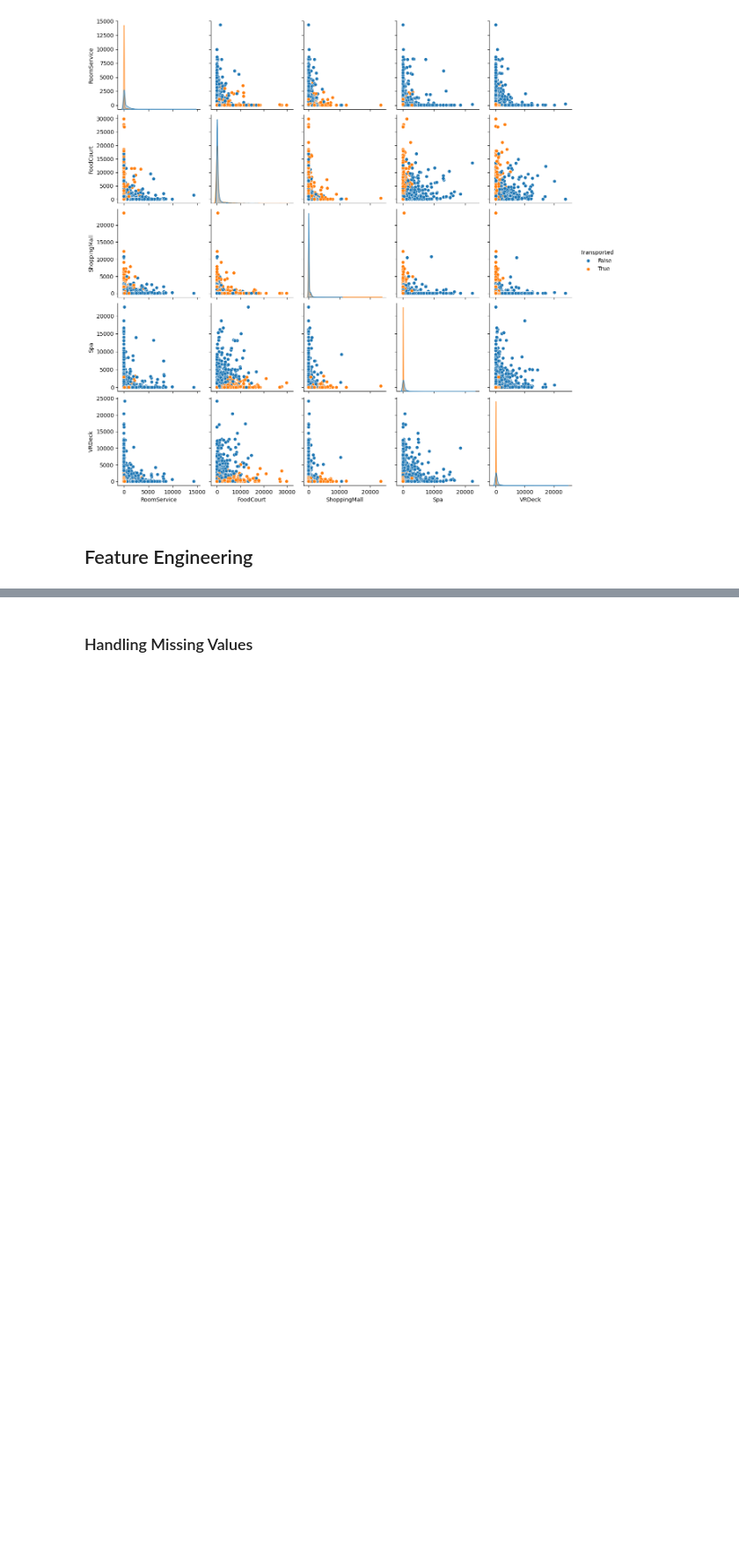
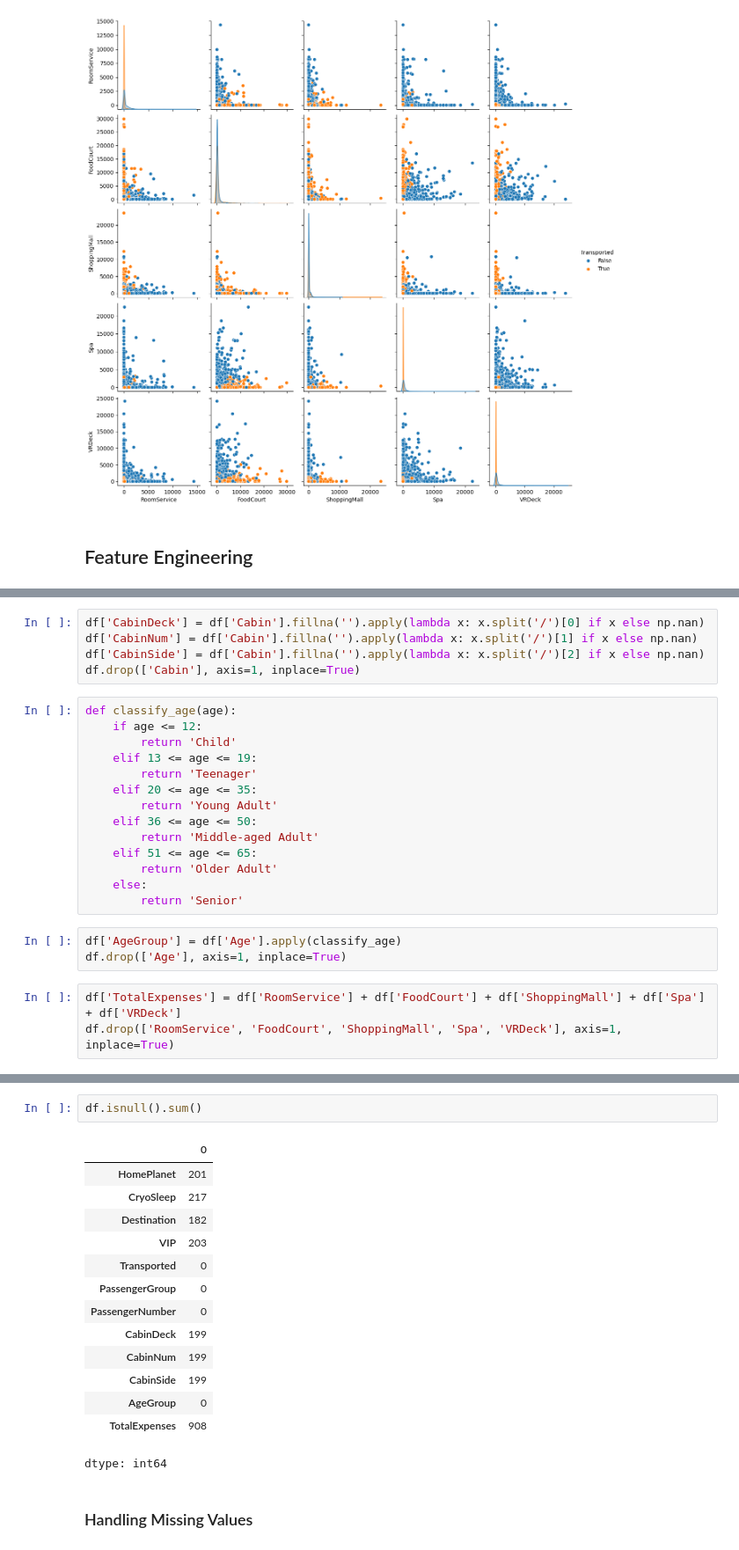
Before and after one commit to machiwao/ml-development, a Jupyter notebook: Kaggle_Spaceship_Titanic.ipynb, the cells around one changed output, grey strips where cells are left out. Shown at 88% size. Saved outputs shown, nothing was run; the diff lists cells and outputs as text; blank space fills up the shorter version.

```diff
--- a/Kaggle_Spaceship_Titanic.ipynb
+++ b/Kaggle_Spaceship_Titanic.ipynb
@@ -169,0 +200,25 @@ plt.show()
+# %%
+df['CabinDeck'] = df['Cabin'].fillna('').apply(lambda x: x.split('/')[0] if x else np.nan)
+df['CabinNum'] = df['Cabin'].fillna('').apply(lambda x: x.split('/')[1] if x else np.nan)
+df['CabinSide'] = df['Cabin'].fillna('').apply(lambda x: x.split('/')[2] if x else np.nan)
+df.drop(['Cabin'], axis=1, inplace=True)
+# %%
+def classify_age(age):
+    if age <= 12:
+        return 'Child'
+    elif 13 <= age <= 19:
+        return 'Teenager'
+    elif 20 <= age <= 35:
+        return 'Young Adult'
+    elif 36 <= age <= 50:
+        return 'Middle-aged Adult'
+    elif 51 <= age <= 65:
+        return 'Older Adult'
+    else:
+        return 'Senior'
+# %%
+df['AgeGroup'] = df['Age'].apply(classify_age)
+df.drop(['Age'], axis=1, inplace=True)
+# %%
+df['TotalExpenses'] = df['RoomService'] + df['FoodCourt'] + df['ShoppingMall'] + df['Spa'] + df['VRDeck']
+df.drop(['RoomService', 'FoodCourt', 'ShoppingMall', 'Spa', 'VRDeck'], axis=1, inplace=True)
@@ -170,2 +247,19 @@ plt.show()
+# %%
+df.isnull().sum()
+# %% [output]
+|  | 0 |
+| HomePlanet | 201 |
+| CryoSleep | 217 |
+| Destination | 182 |
+| VIP | 203 |
+| Transported | 0 |
+| PassengerGroup | 0 |
+| PassengerNumber | 0 |
+| CabinDeck | 199 |
+| CabinNum | 199 |
+| CabinSide | 199 |
+| AgeGroup | 0 |
+| TotalExpenses | 908 |
+dtype: int64
 # %% [markdown]
 ### Handling Missing Values
```
Also changed, not shown: parts of 9 cells of this notebook.
